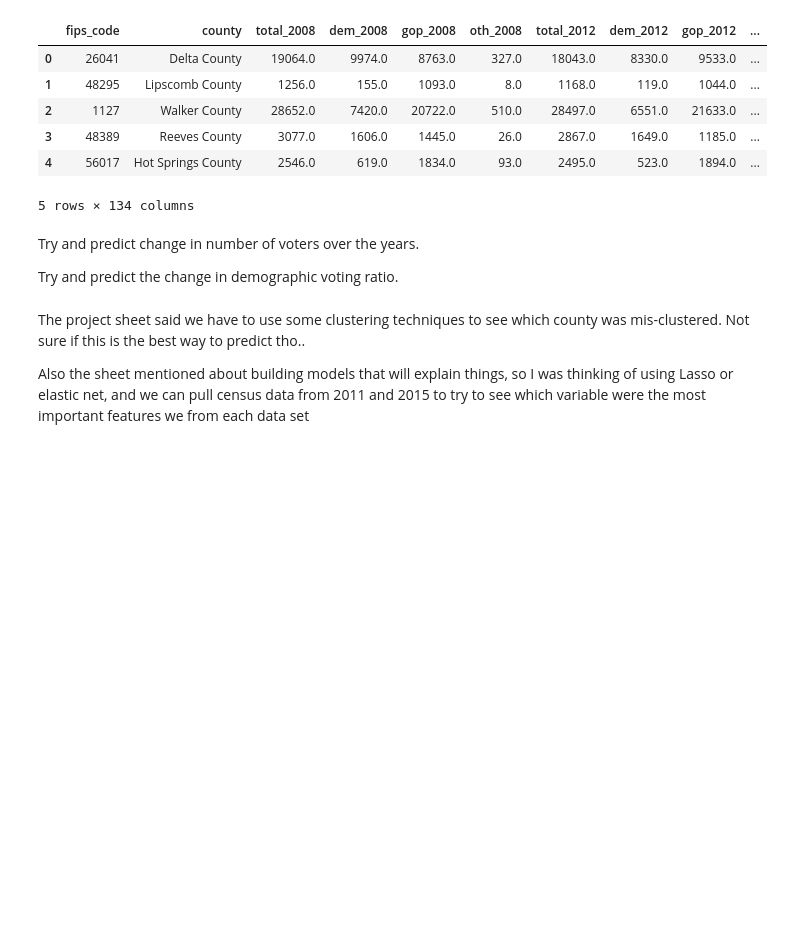
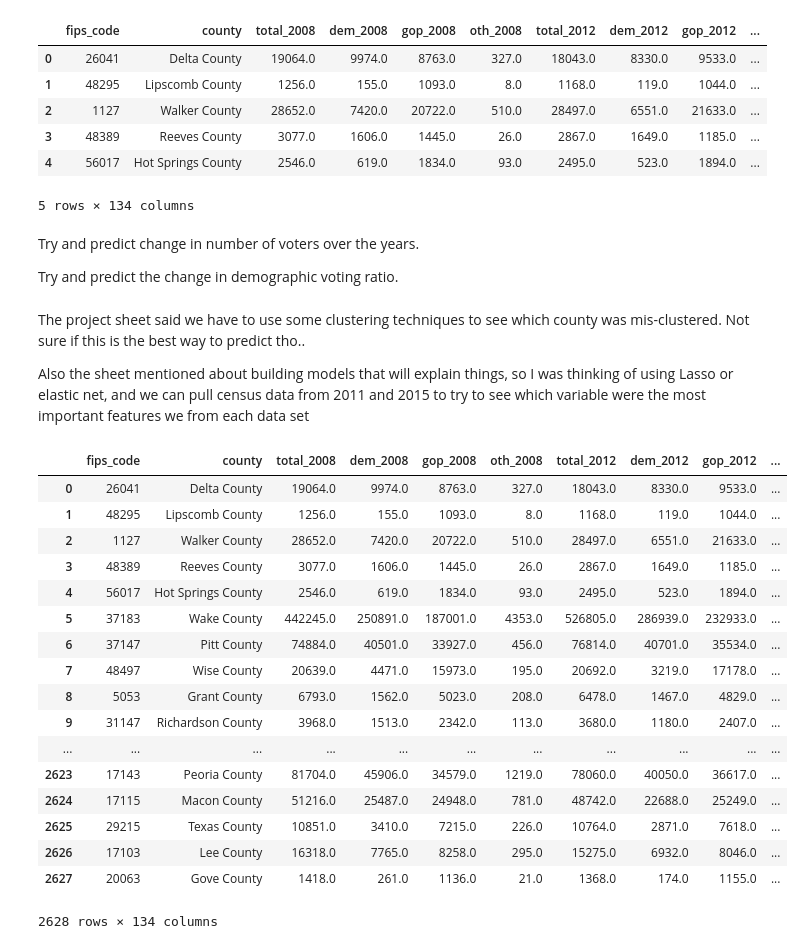
Before and after one commit to lukasfroehlich1/data401-project4, a Jupyter notebook: Data Exploration.ipynb, the cells around one changed output. Saved outputs shown, nothing was run; the diff lists cells and outputs as text; code cells hidden in the pictures; blank space fills up the shorter version.

```diff
--- a/Data Exploration.ipynb
+++ b/Data Exploration.ipynb
@@ -279,7 +279,7 @@ print(df3.shape)
 (2655, 43)
 (3220, 40)
 # %%
-finalDf = pd.merge(pd.merge(df, df2, on='NAME'), df3, on='NAME', how='outer')
+finalDf = pd.merge(pd.merge(df, df2, on='NAME'), df3, on='NAME')
 # %%
 finalDf['fips_code'] = (finalDf['ST'] + finalDf['COUNTY']).astype('int')
 # %%
@@ -424,3 +411,24 @@ Try and predict the change in demographic voting ratio.
 The project sheet said we have to use some clustering techniques to see which county was mis-clustered. Not sure if this is the best way to predict tho..
 
 Also the sheet mentioned about building models that will explain things, so I was thinking of using Lasso or elastic net, and we can pull census data from 2011 and 2015 to try to see which variable were the most important features we from each data set
+# %%
+finalDf
+# %% [output]
+|  | fips_code | county | total_2008 | dem_2008 | gop_2008 | oth_2008 | total_2012 | dem_2012 | gop_2012 | ... |
+| 0 | 26041 | Delta County | 19064.0 | 9974.0 | 8763.0 | 327.0 | 18043.0 | 8330.0 | 9533.0 | ... |
+| 1 | 48295 | Lipscomb County | 1256.0 | 155.0 | 1093.0 | 8.0 | 1168.0 | 119.0 | 1044.0 | ... |
+| 2 | 1127 | Walker County | 28652.0 | 7420.0 | 20722.0 | 510.0 | 28497.0 | 6551.0 | 21633.0 | ... |
+| 3 | 48389 | Reeves County | 3077.0 | 1606.0 | 1445.0 | 26.0 | 2867.0 | 1649.0 | 1185.0 | ... |
+| 4 | 56017 | Hot Springs County | 2546.0 | 619.0 | 1834.0 | 93.0 | 2495.0 | 523.0 | 1894.0 | ... |
+| 5 | 37183 | Wake County | 442245.0 | 250891.0 | 187001.0 | 4353.0 | 526805.0 | 286939.0 | 232933.0 | ... |
+| 6 | 37147 | Pitt County | 74884.0 | 40501.0 | 33927.0 | 456.0 | 76814.0 | 40701.0 | 35534.0 | ... |
+| 7 | 48497 | Wise County | 20639.0 | 4471.0 | 15973.0 | 195.0 | 20692.0 | 3219.0 | 17178.0 | ... |
+| 8 | 5053 | Grant County | 6793.0 | 1562.0 | 5023.0 | 208.0 | 6478.0 | 1467.0 | 4829.0 | ... |
+| 9 | 31147 | Richardson County | 3968.0 | 1513.0 | 2342.0 | 113.0 | 3680.0 | 1180.0 | 2407.0 | ... |
+| ... | ... | ... | ... | ... | ... | ... | ... | ... | ... | ... |
+| 2623 | 17143 | Peoria County | 81704.0 | 45906.0 | 34579.0 | 1219.0 | 78060.0 | 40050.0 | 36617.0 | ... |
+| 2624 | 17115 | Macon County | 51216.0 | 25487.0 | 24948.0 | 781.0 | 48742.0 | 22688.0 | 25249.0 | ... |
+| 2625 | 29215 | Texas County | 10851.0 | 3410.0 | 7215.0 | 226.0 | 10764.0 | 2871.0 | 7618.0 | ... |
+| 2626 | 17103 | Lee County | 16318.0 | 7765.0 | 8258.0 | 295.0 | 15275.0 | 6932.0 | 8046.0 | ... |
+| 2627 | 20063 | Gove County | 1418.0 | 261.0 | 1136.0 | 21.0 | 1368.0 | 174.0 | 1155.0 | ... |
+2628 rows × 134 columns
```
Also changed, not shown: parts of 3 cells of this notebook, 1 other file.
